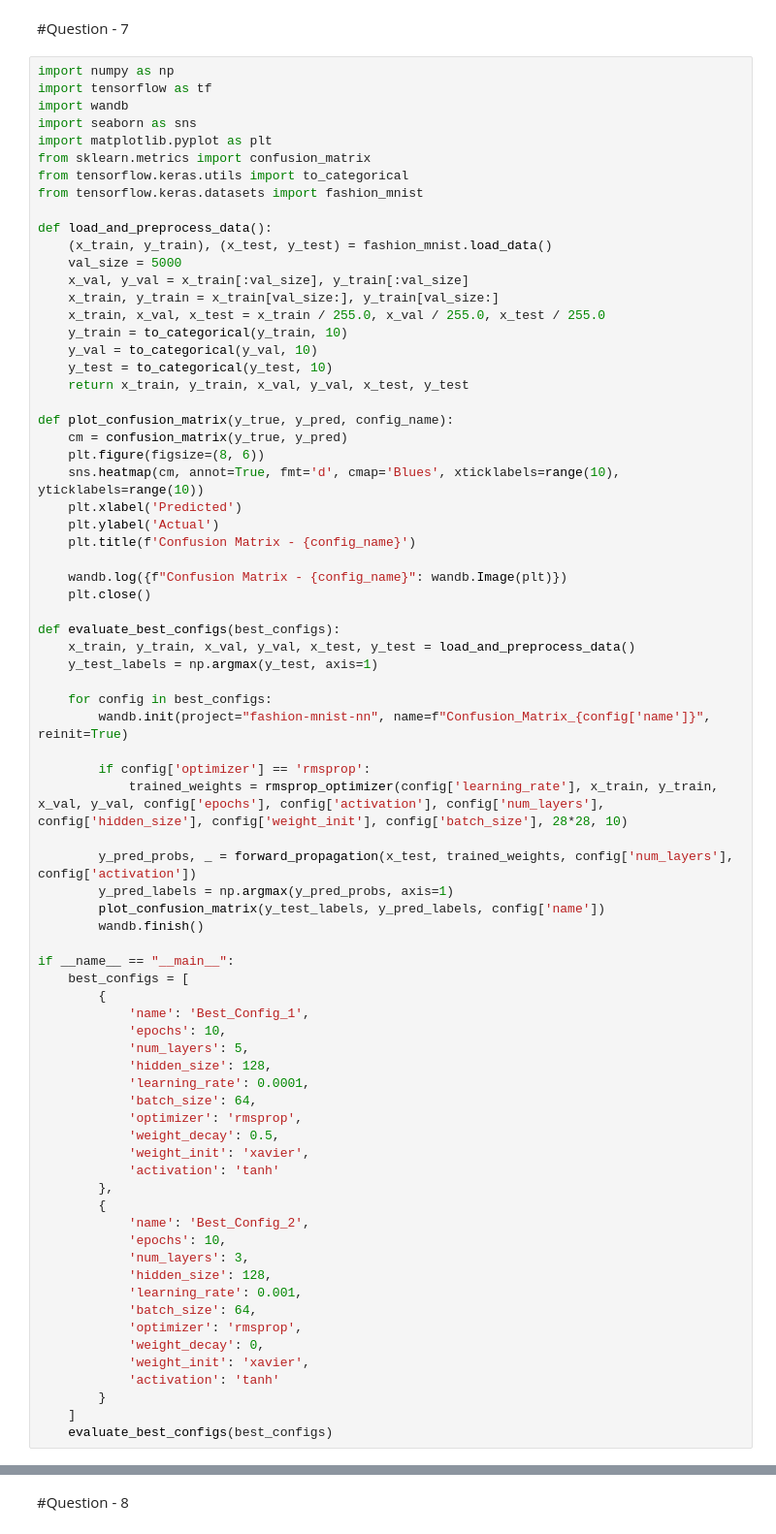
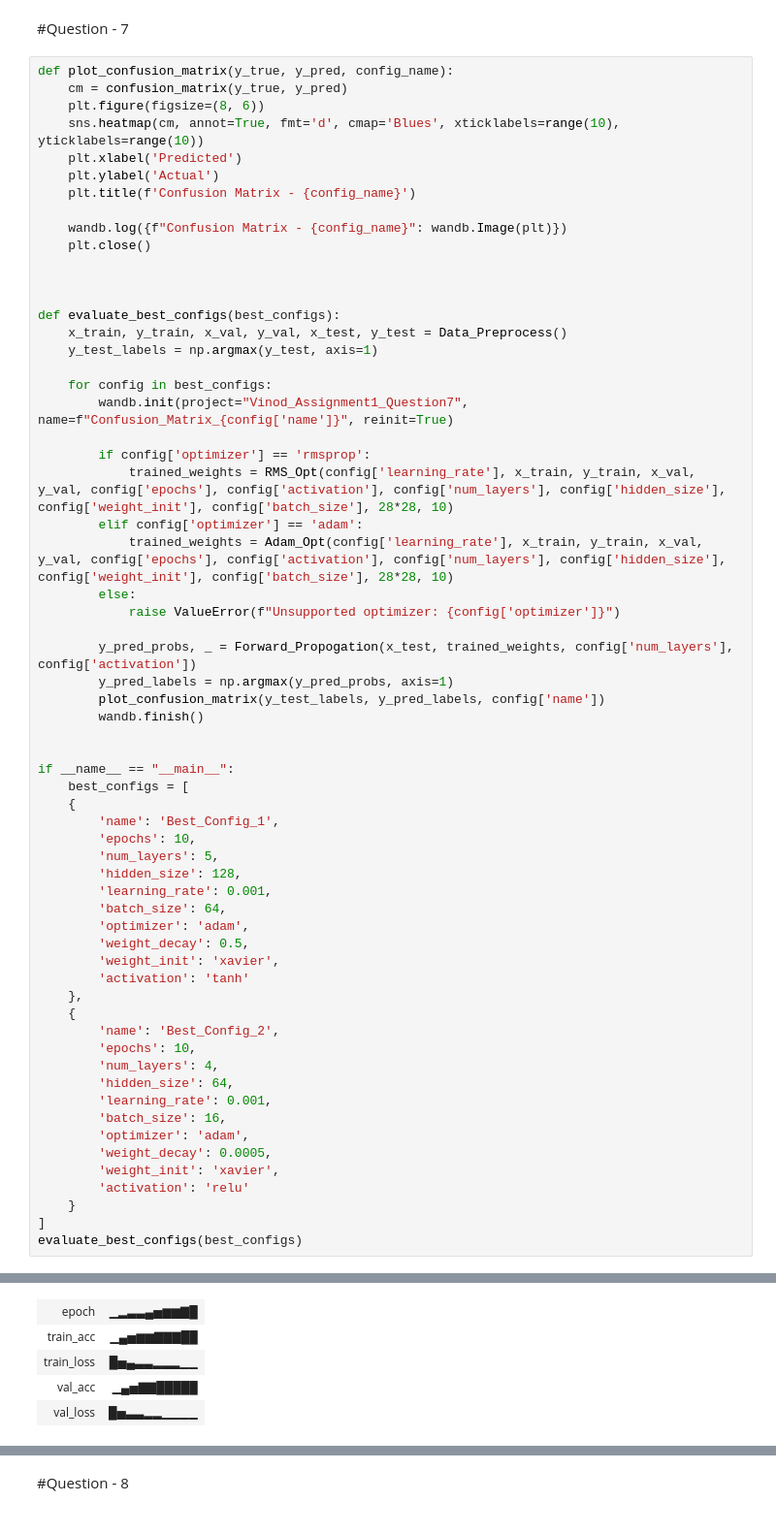
Before and after one commit to viinod9/DA6401_MA23M026_A1, a Jupyter notebook: MA23M026_Assignment1.ipynb, the cells around one changed output, grey strips where cells are left out. Shown at 97% size. Drawn from its saved outputs; the diff is of its cells as text.

```diff
--- a/MA23M026_Assignment1.ipynb
+++ b/MA23M026_Assignment1.ipynb
@@ -690,26 +606,6 @@ Epoch 10: Train Acc=0.8940, Train Loss=0.0293, Val Acc=0.8816, Val Loss=0.0332
 # %% [markdown]
 #Question - 7
 # %%
-import numpy as np
-import tensorflow as tf
-import wandb
-import seaborn as sns
-import matplotlib.pyplot as plt
-from sklearn.metrics import confusion_matrix
-from tensorflow.keras.utils import to_categorical
-from tensorflow.keras.datasets import fashion_mnist
-
-def load_and_preprocess_data():
-    (x_train, y_train), (x_test, y_test) = fashion_mnist.load_data()
-    val_size = 5000
-    x_val, y_val = x_train[:val_size], y_train[:val_size]
-    x_train, y_train = x_train[val_size:], y_train[val_size:]
-    x_train, x_val, x_test = x_train / 255.0, x_val / 255.0, x_test / 255.0
-    y_train = to_categorical(y_train, 10)
-    y_val = to_categorical(y_val, 10)
-    y_test = to_categorical(y_test, 10)
-    return x_train, y_train, x_val, y_val, x_test, y_test
-
 def plot_confusion_matrix(y_true, y_pred, config_name):
     cm = confusion_matrix(y_true, y_pred)
     plt.figure(figsize=(8, 6))
@@ -721,47 +617,54 @@ def plot_confusion_matrix(y_true, y_pred, config_name):
     wandb.log({f"Confusion Matrix - {config_name}": wandb.Image(plt)})
     plt.close()
 
+
+
 def evaluate_best_configs(best_configs):
-    x_train, y_train, x_val, y_val, x_test, y_test = load_and_preprocess_data()
+    x_train, y_train, x_val, y_val, x_test, y_test = Data_Preprocess()
     y_test_labels = np.argmax(y_test, axis=1)
 
     for config in best_configs:
-        wandb.init(project="fashion-mnist-nn", name=f"Confusion_Matrix_{config['name']}", reinit=True)
+        wandb.init(project="Vinod_Assignment1_Question7", name=f"Confusion_Matrix_{config['name']}", reinit=True)
 
         if config['optimizer'] == 'rmsprop':
-            trained_weights = rmsprop_optimizer(config['learning_rate'], x_train, y_train, x_val, y_val, config['epochs'], config['activation'], config['num_layers'], config['hidden_size'], config['weight_init'], config['batch_size'], 28*28, 10)
+            trained_weights = RMS_Opt(config['learning_rate'], x_train, y_train, x_val, y_val, config['epochs'], config['activation'], config['num_layers'], config['hidden_size'], config['weight_init'], config['batch_size'], 28*28, 10)
+        elif config['optimizer'] == 'adam':
+            trained_weights = Adam_Opt(config['learning_rate'], x_train, y_train, x_val, y_val, config['epochs'], config['activation'], config['num_layers'], config['hidden_size'], config['weight_init'], config['batch_size'], 28*28, 10)
+        else:
+            raise ValueError(f"Unsupported optimizer: {config['optimizer']}")
 
-        y_pred_probs, _ = forward_propagation(x_test, trained_weights, config['num_layers'], config['activation'])
+        y_pred_probs, _ = Forward_Propogation(x_test, trained_weights, config['num_layers'], config['activation'])
         y_pred_labels = np.argmax(y_pred_probs, axis=1)
         plot_confusion_matrix(y_test_labels, y_pred_labels, config['name'])
         wandb.finish()
 
+
 if __name__ == "__main__":
     best_configs = [
-        {
-            'name': 'Best_Config_1',
-            'epochs': 10,
-            'num_layers': 5,
-            'hidden_size': 128,
-            'learning_rate': 0.0001,
-            'batch_size': 64,
-            'optimizer': 'rmsprop',
-            'weight_decay': 0.5,
-            'weight_init': 'xavier',
-            'activation': 'tanh'
-        },
-        {
-            'name': 'Best_Config_2',
-            'epochs': 10,
-            'num_layers': 3,
-            'hidden_size': 128,
-            'learning_rate': 0.001,
-            'batch_size': 64,
-            'optimizer': 'rmsprop',
-            'weight_decay': 0,
-            'weight_init': 'xavier',
-            'activation': 'tanh'
-        }
-    ]
-    evaluate_best_configs(best_configs)
+    {
+        'name': 'Best_Config_1',
+        'epochs': 10,
+        'num_layers': 5,
+        'hidden_size': 128,
+        'learning_rate': 0.001,
+        'batch_size': 64,
+        'optimizer': 'adam',
+        'weight_decay': 0.5,
+        'weight_init': 'xavier',
+        'activation': 'tanh'
+    },
+    {
+        'name': 'Best_Config_2',
+        'epochs': 10,
+        'num_layers': 4,
+        'hidden_size': 64,
+        'learning_rate': 0.001,
+        'batch_size': 16,
+        'optimizer': 'adam',
+        'weight_decay': 0.0005,
+        'weight_init': 'xavier',
+        'activation': 'relu'
+    }
+]
+evaluate_best_configs(best_configs)
 # %% [output]
@@ -778,0 +693,5 @@ Ignoring project 'rmsprop' when running a sweep.
+| epoch | ▁▂▃▃▄▅▆▆▇█ |
+| train_acc | ▁▄▅▆▆▇▇▇██ |
+| train_loss | █▅▄▃▃▂▂▂▁▁ |
+| val_acc | ▁▄▅▇▇█████ |
+| val_loss | █▅▃▃▂▂▁▁▁▁ |
```
Also changed, not shown: parts of 18 cells of this notebook.
